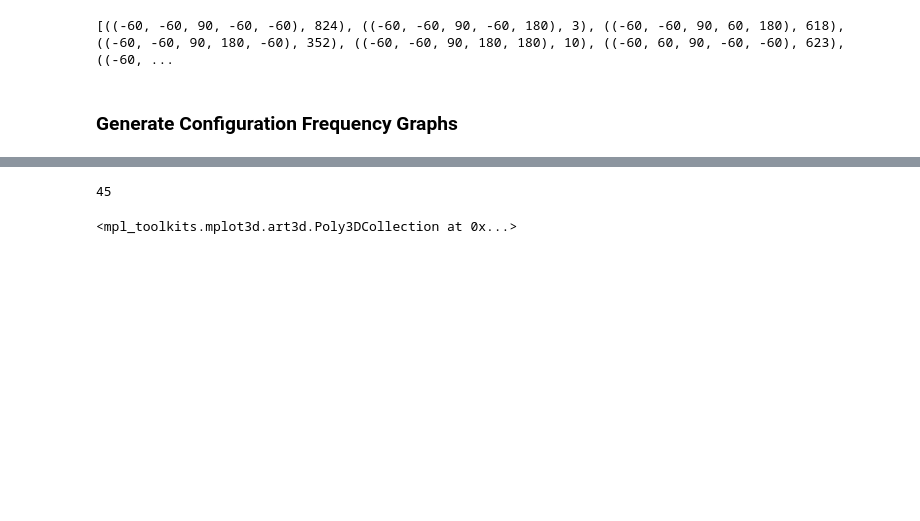
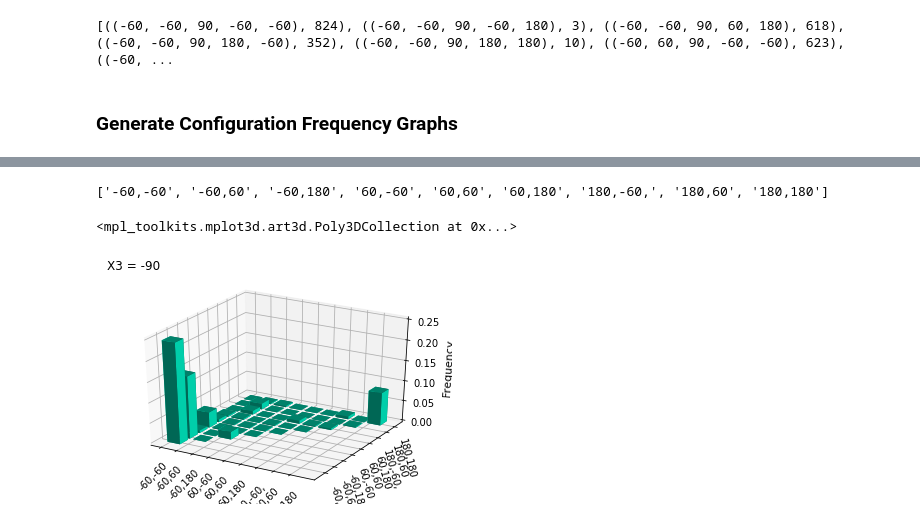
Before and after one commit to davarm/disulfide_configuration, a Jupyter notebook: configuration_analysis.ipynb, the cells around one changed output, grey strips where cells are left out. Saved outputs shown, nothing was run; the diff lists cells and outputs as text; code cells hidden in the pictures; blank space fills up the shorter version.

Commit message:
Finalised configuration imaages

```diff
--- a/configuration_analysis.ipynb
+++ b/configuration_analysis.ipynb
@@ -178,13 +179,12 @@ print plus_x3_ordered_configuration
 # %%
 from mpl_toolkits.mplot3d import Axes3D
 import random
-%matplotlib notebook
+#%matplotlib notebook
 fig = plt.figure()
 ax1 = fig.add_subplot(111, projection='3d')
 
 
 xpos = [0 for _ in range(0,9)] + [1 for _ in range(1,9)]+ [2 for _ in range(2,9)]+ [3 for _ in range(3,9)]+ [4 for _ in range(4,9)]+ [5 for _ in range(5,9)]+ [6 for _ in range(6,9)]+ [7 for _ in range(7,9)]+ [8 for _ in range(8,9)]
-print len(xpos)
 ypos = [_ for _ in range(0,9)] + [_ for _ in range(1,9)]+ [_ for _ in range(2,9)]+ [_ for _ in range(3,9)]+ [_ for _ in range(4,9)]+ [_ for _ in range(5,9)]+ [_ for _ in range(6,9)]+ [_ for _ in range(7,9)]+ [_ for _ in range(8,9)]
 zpos = [0 for _ in range(len(minus_x3_ordered_configuration))]
 #
@@ -199,6 +199,27 @@ dx = [0.8 for _ in range(len(minus_x3_ordered_configuration))]
 dy = [0.8 for _ in range(len(minus_x3_ordered_configuration))]
 dz = [_[1] for _ in minus_x3_ordered_configuration]
 
+
+#Convert dz from total number to frequency
+dz = [float(_)/float(14647) for _ in dz]
+ax1.set_zlim([0,0.25])
+
+
+
+#x_tick_labels = [_[0][0:2] for _ in minus_x3_ordered_configuration]
+x_tick_labels = ["-60,-60","-60,60","-60,180","60,-60","60,60",'60,180','180,-60,',"180,60",'180,180']
+print x_tick_labels
+
+
+plt.xticks(np.arange(min(xpos), max(xpos)+1, 1.0),x_tick_labels,rotation=45)
+plt.yticks(np.arange(min(ypos)+0.5, max(ypos)+1, 1.0),x_tick_labels,rotation=-75)
+#plt.zlabel('Frequency of Population', fontsize=11)
+#labels = [item.get_text() for item in ax1.get_xticklabels()]
+#print labels
+ax1.set_title("X3 = -90", loc = 'left')
+ax1.set_zlabel("Frequency",fontsize = 11)
+#ax1.set_xlabel(u"Cys 1 (X1,X2)(°)",fontsize = 10)
+#ax1.xlabel('Frequency of Configuration', fontsize=11)
 ax1.bar3d(xpos, ypos, zpos, dx, dy, dz, color='#00ceaa')
 #plt.show()
 # %% [output]
@@ -207,3 +226,4 @@ ax1.bar3d(xpos, ypos, zpos, dx, dy, dz, color='#00ceaa')
-45
+['-60,-60', '-60,60', '-60,180', '60,-60', '60,60', '60,180', '180,-60,', '180,60', '180,180']
 <mpl_toolkits.mplot3d.art3d.Poly3DCollection at 0x...>
+[figure, added]
 # %%
```
Also changed, not shown: parts of 3 cells of this notebook.
